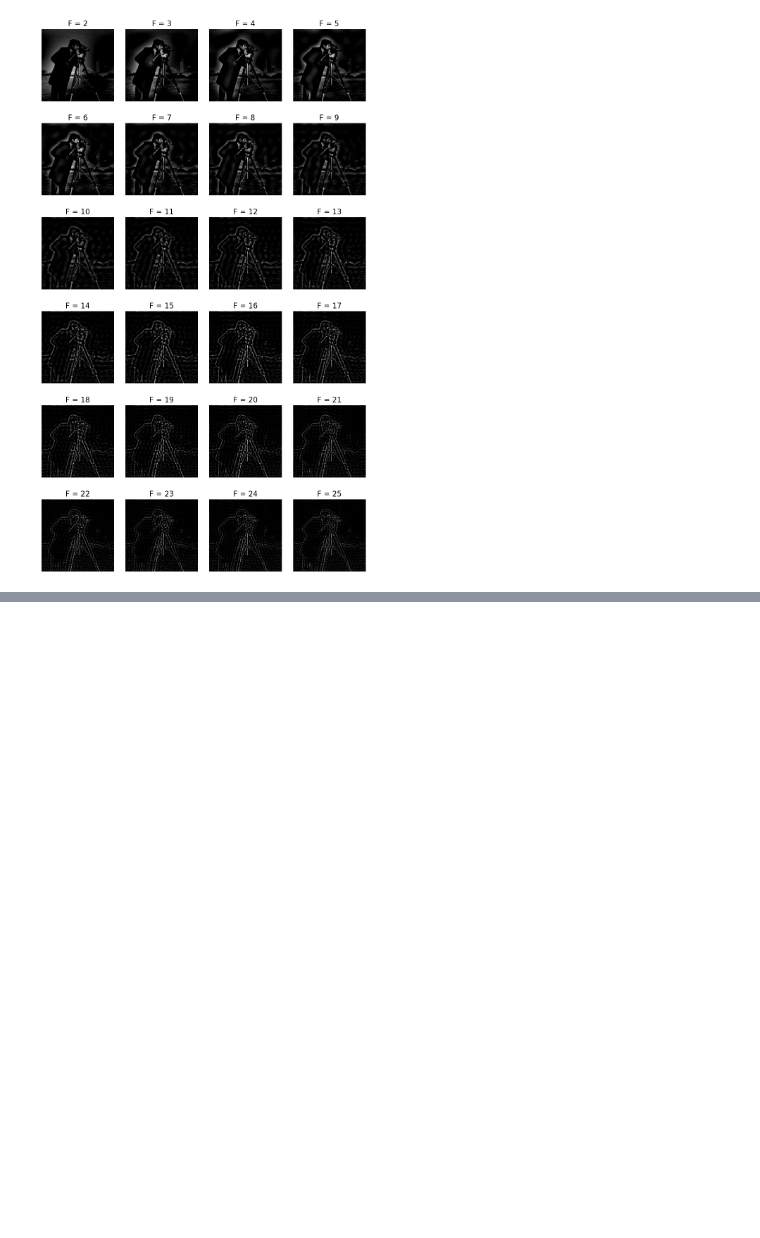
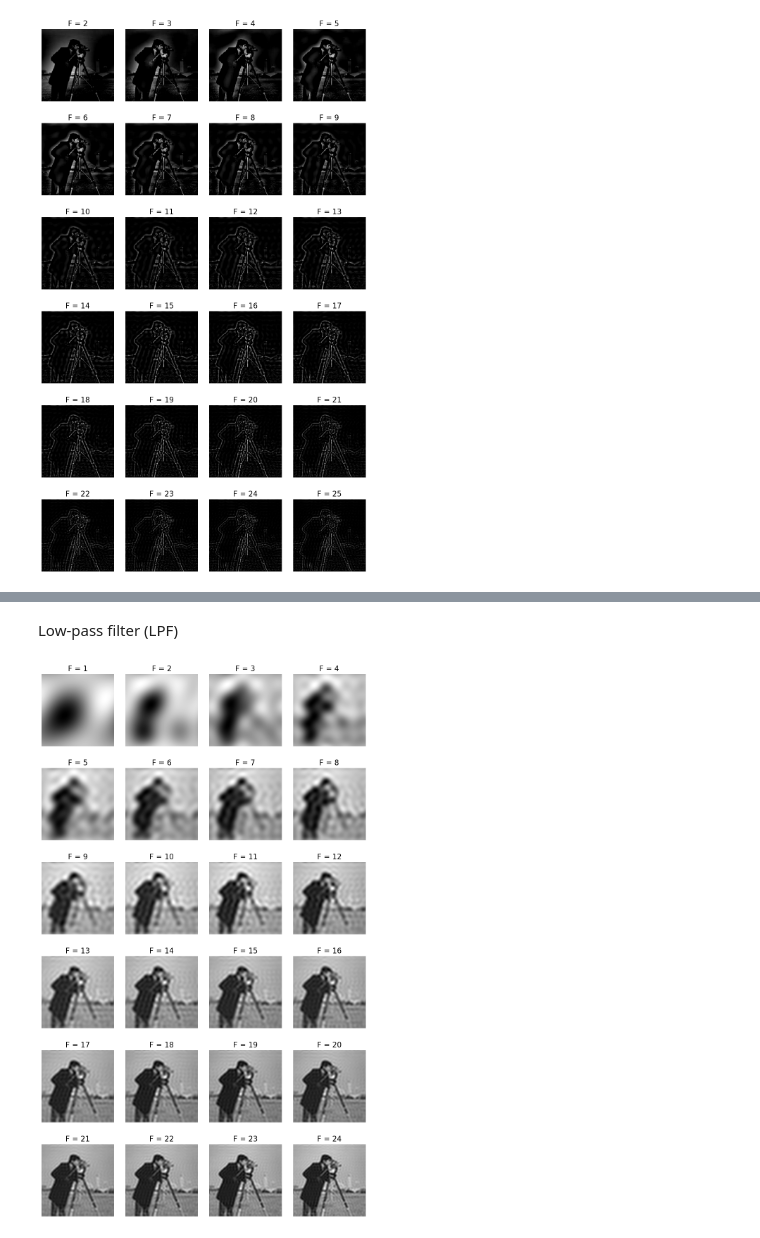
Before and after one commit to Lighthouse0903/XLA_BTL, a Jupyter notebook: Chapter3/Excercise.ipynb, the cells around one changed output, grey strips where cells are left out. Cells and saved outputs as stored; diff of their text form; code cells hidden in the pictures; blank space fills up the shorter version.

```diff
--- a/Chapter3/Excercise.ipynb
+++ b/Chapter3/Excercise.ipynb
@@ -98,0 +47,35 @@ ValueError: operands could not be broadcast together with shapes (220,220) (2,)
+# %% [markdown]
+Low-pass filter (LPF)
+# %%
+import numpy as np
+from PIL import Image
+from scipy import fftpack
+import matplotlib.pyplot as plt
+def calculate_snr(image):
+    """Tính Signal-to-Noise Ratio (SNR)."""
+    mean_signal = np.mean(image)
+    std_noise = np.std(image)
+    return mean_signal / std_noise if std_noise != 0 else 0
+im = np.array(Image.open('../images/cameraman.jpg').convert('L'))
+freq = fftpack.fft2(im)
+(w, h) = freq.shape
+half_w, half_h = int(w / 2), int(h / 2)
+snrs_lp = []
+ubs = list(range(1, 25))
+plt.figure(figsize=(12, 20))
+for u in ubs:
+    freq1 = np.copy(freq)
+    freq2 = fftpack.fftshift(freq1)
+    freq2_low = np.copy(freq2)
+    freq2_low[half_w - u:half_w + u + 1, half_h - u:half_h + u + 1] = 0
+    freq2 -= freq2_low
+    im1 = fftpack.ifft2(fftpack.ifftshift(freq2)).real
+    snrs_lp.append(calculate_snr(im1))
+    plt.subplot(6, 4, u)
+    plt.imshow(im1, cmap='gray')
+    plt.axis('off')
+    plt.title(f'F = {u}', size=15)
+plt.subplots_adjust(wspace=0.1, hspace=0.3)
+plt.show()
+# %% [output]
+[figure, added]
```
Also changed, not shown: parts of 2 cells of this notebook, 8 other files.
